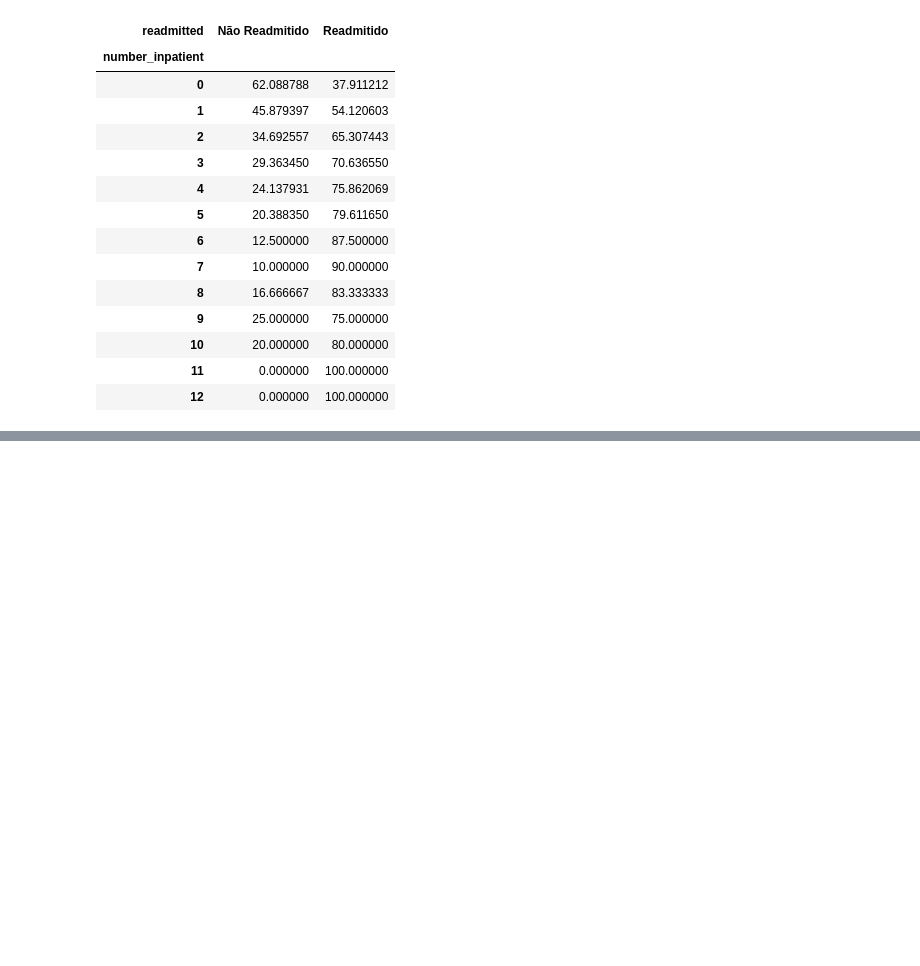
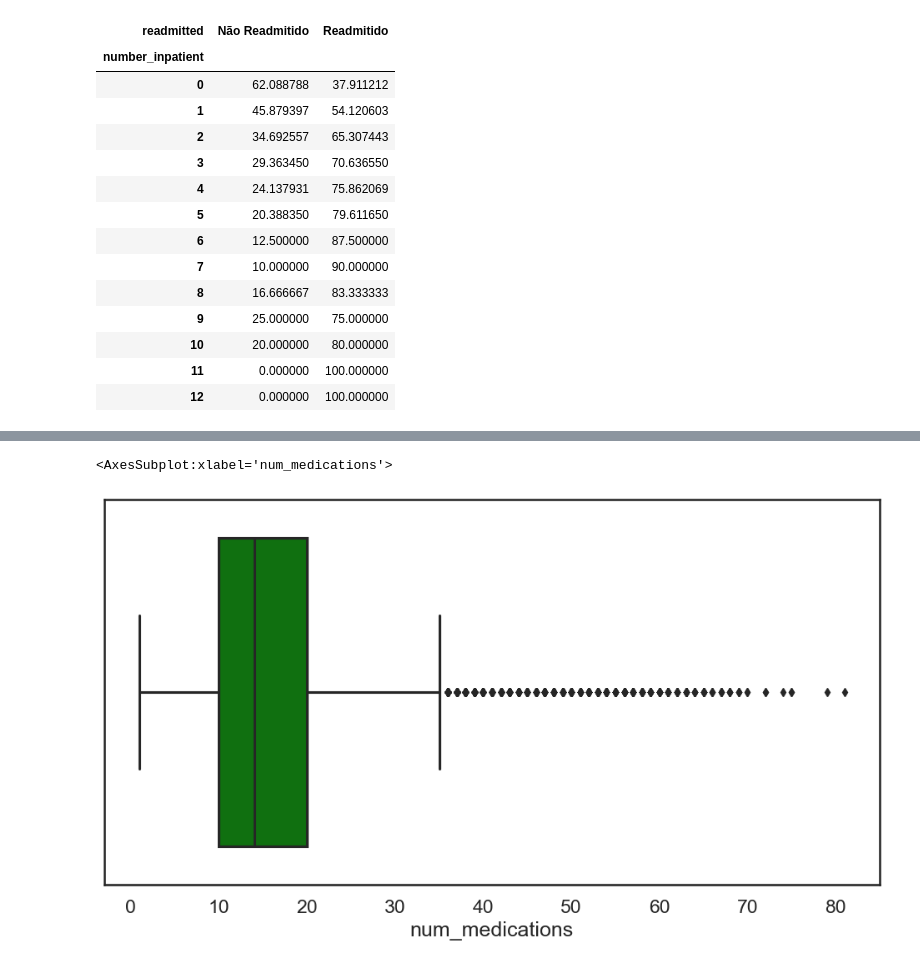
Before and after one commit to SanTavaresD/Analise_de_Dados_com_Linguagem_Python, a Jupyter notebook: 9_Engenharia_de_atributos/projeto_8_parte_2.ipynb, the cells around one changed output, grey strips where cells are left out. Saved outputs shown, nothing was run; the diff lists cells and outputs as text; code cells hidden in the pictures; blank space fills up the shorter version.

```diff
--- a/9_Engenharia_de_atributos/projeto_8_parte_2.ipynb
+++ b/9_Engenharia_de_atributos/projeto_8_parte_2.ipynb
@@ -433,0 +476,9 @@ percent_visitas_readm
+# %%
+# Tamanho da figura
+plt.figure(figsize = (12, 6))
+
+# Cria o gráfico
+sns.boxplot(dados['num_medications'], color = 'Green')
+# %% [output]
+<AxesSubplot:xlabel='num_medications'>
+[figure, added]
```
Also changed, not shown: parts of 10 cells of this notebook.
